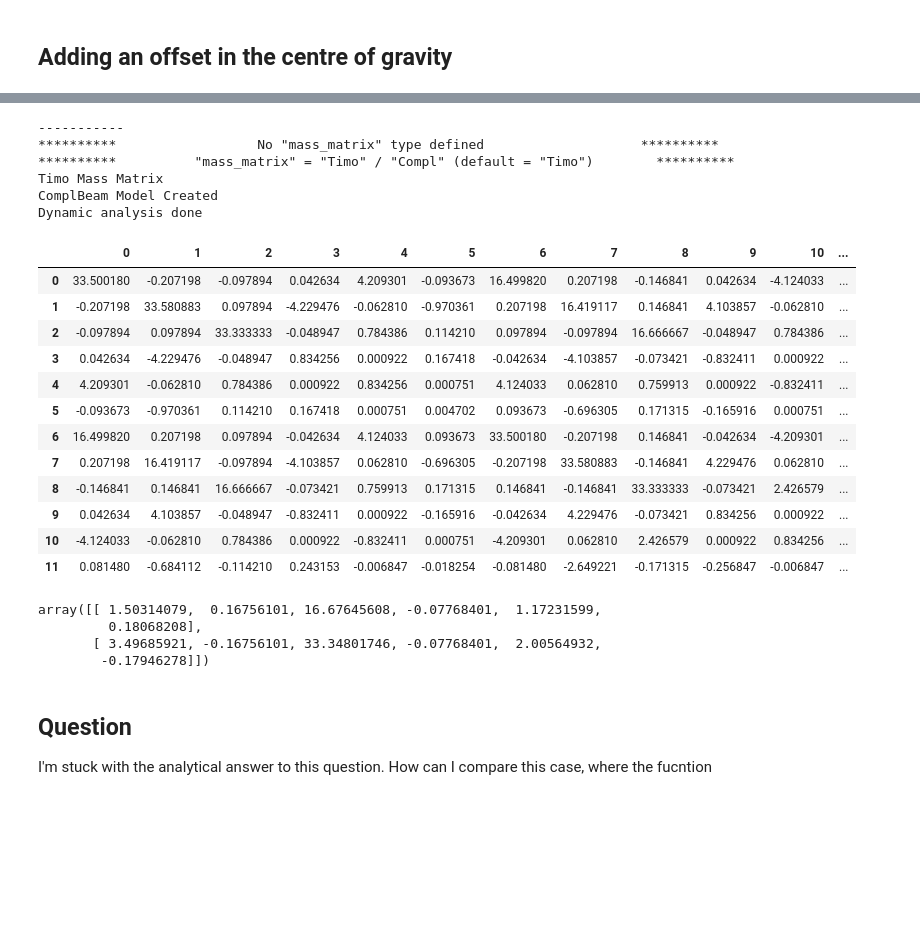
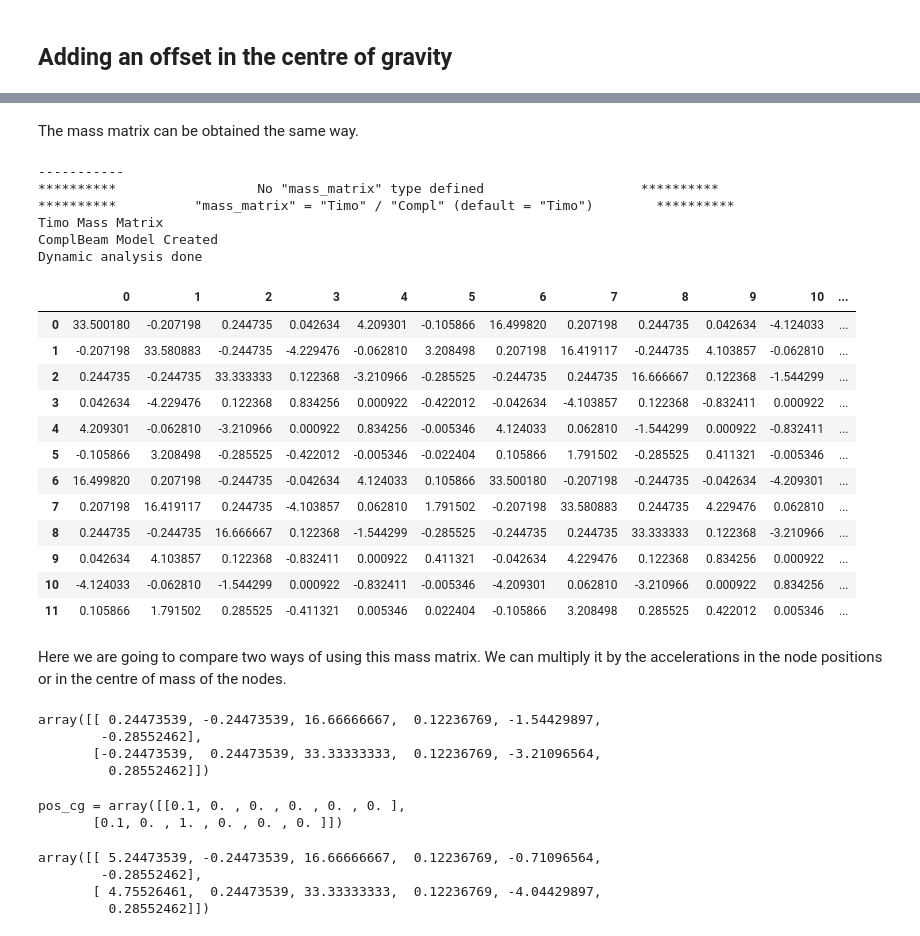
Before and after one commit to juliovmlo/master_thesis, a Jupyter notebook: straight_beam.ipynb, the cells around one changed output, grey strips where cells are left out. Drawn from its saved outputs; the diff is of its cells as text; code cells hidden in the pictures; blank space fills up the shorter version.

```diff
--- a/straight_beam.ipynb
+++ b/straight_beam.ipynb
@@ -136,48 +139,63 @@ This is equal to the summe of the force of both nodes!
+# %% [markdown]
+The mass matrix can be obtained the same way.
 # %%
 # - Get the mass matrix
 # For non dynamic calculations the mass matrix is not calculated
 f_model_json = "straight_beam_offset_dynamic.json"
 mainfile_dyn = os.path.join(inputfolder,f_model_json)
 
 # Calculate mass matrix
-beam_offset = ComplBeam(mainfile_dyn)
-M_mat_offset = beam_offset.M_mat_full
+beam_2m = ComplBeam(mainfile_dyn)
+M_mat_2m = beam_2m.M_mat_full
 
 # Display DataFrame in Jupyter notebook
-M_mat_offset_df = pd.DataFrame(M_mat_offset)
-M_mat_offset_df
+M_mat_2m_df = pd.DataFrame(M_mat_2m)
+M_mat_2m_df
 # %% [output]
 -----------
 **********                  No "mass_matrix" type defined                    **********
 **********          "mass_matrix" = "Timo" / "Compl" (default = "Timo")        **********
 Timo Mass Matrix
 ComplBeam Model Created
 Dynamic analysis done
 |  | 0 | 1 | 2 | 3 | 4 | 5 | 6 | 7 | 8 | 9 | 10 | ... |
-| 0 | 33.500180 | -0.207198 | -0.097894 | 0.042634 | 4.209301 | -0.093673 | 16.499820 | 0.207198 | -0.146841 | 0.042634 | -4.124033 | ... |
-| 1 | -0.207198 | 33.580883 | 0.097894 | -4.229476 | -0.062810 | -0.970361 | 0.207198 | 16.419117 | 0.146841 | 4.103857 | -0.062810 | ... |
-| 2 | -0.097894 | 0.097894 | 33.333333 | -0.048947 | 0.784386 | 0.114210 | 0.097894 | -0.097894 | 16.666667 | -0.048947 | 0.784386 | ... |
-| 3 | 0.042634 | -4.229476 | -0.048947 | 0.834256 | 0.000922 | 0.167418 | -0.042634 | -4.103857 | -0.073421 | -0.832411 | 0.000922 | ... |
-| 4 | 4.209301 | -0.062810 | 0.784386 | 0.000922 | 0.834256 | 0.000751 | 4.124033 | 0.062810 | 0.759913 | 0.000922 | -0.832411 | ... |
-| 5 | -0.093673 | -0.970361 | 0.114210 | 0.167418 | 0.000751 | 0.004702 | 0.093673 | -0.696305 | 0.171315 | -0.165916 | 0.000751 | ... |
-| 6 | 16.499820 | 0.207198 | 0.097894 | -0.042634 | 4.124033 | 0.093673 | 33.500180 | -0.207198 | 0.146841 | -0.042634 | -4.209301 | ... |
-| 7 | 0.207198 | 16.419117 | -0.097894 | -4.103857 | 0.062810 | -0.696305 | -0.207198 | 33.580883 | -0.146841 | 4.229476 | 0.062810 | ... |
-| 8 | -0.146841 | 0.146841 | 16.666667 | -0.073421 | 0.759913 | 0.171315 | 0.146841 | -0.146841 | 33.333333 | -0.073421 | 2.426579 | ... |
-| 9 | 0.042634 | 4.103857 | -0.048947 | -0.832411 | 0.000922 | -0.165916 | -0.042634 | 4.229476 | -0.073421 | 0.834256 | 0.000922 | ... |
-| 10 | -4.124033 | -0.062810 | 0.784386 | 0.000922 | -0.832411 | 0.000751 | -4.209301 | 0.062810 | 2.426579 | 0.000922 | 0.834256 | ... |
-| 11 | 0.081480 | -0.684112 | -0.114210 | 0.243153 | -0.006847 | -0.018254 | -0.081480 | -2.649221 | -0.171315 | -0.256847 | -0.006847 | ... |
+| 0 | 33.500180 | -0.207198 | 0.244735 | 0.042634 | 4.209301 | -0.105866 | 16.499820 | 0.207198 | 0.244735 | 0.042634 | -4.124033 | ... |
+| 1 | -0.207198 | 33.580883 | -0.244735 | -4.229476 | -0.062810 | 3.208498 | 0.207198 | 16.419117 | -0.244735 | 4.103857 | -0.062810 | ... |
+| 2 | 0.244735 | -0.244735 | 33.333333 | 0.122368 | -3.210966 | -0.285525 | -0.244735 | 0.244735 | 16.666667 | 0.122368 | -1.544299 | ... |
+| 3 | 0.042634 | -4.229476 | 0.122368 | 0.834256 | 0.000922 | -0.422012 | -0.042634 | -4.103857 | 0.122368 | -0.832411 | 0.000922 | ... |
+| 4 | 4.209301 | -0.062810 | -3.210966 | 0.000922 | 0.834256 | -0.005346 | 4.124033 | 0.062810 | -1.544299 | 0.000922 | -0.832411 | ... |
+| 5 | -0.105866 | 3.208498 | -0.285525 | -0.422012 | -0.005346 | -0.022404 | 0.105866 | 1.791502 | -0.285525 | 0.411321 | -0.005346 | ... |
+| 6 | 16.499820 | 0.207198 | -0.244735 | -0.042634 | 4.124033 | 0.105866 | 33.500180 | -0.207198 | -0.244735 | -0.042634 | -4.209301 | ... |
+| 7 | 0.207198 | 16.419117 | 0.244735 | -4.103857 | 0.062810 | 1.791502 | -0.207198 | 33.580883 | 0.244735 | 4.229476 | 0.062810 | ... |
+| 8 | 0.244735 | -0.244735 | 16.666667 | 0.122368 | -1.544299 | -0.285525 | -0.244735 | 0.244735 | 33.333333 | 0.122368 | -3.210966 | ... |
+| 9 | 0.042634 | 4.103857 | 0.122368 | -0.832411 | 0.000922 | 0.411321 | -0.042634 | 4.229476 | 0.122368 | 0.834256 | 0.000922 | ... |
+| 10 | -4.124033 | -0.062810 | -1.544299 | 0.000922 | -0.832411 | -0.005346 | -4.209301 | 0.062810 | -3.210966 | 0.000922 | 0.834256 | ... |
+| 11 | 0.105866 | 1.791502 | 0.285525 | -0.411321 | 0.005346 | 0.022404 | -0.105866 | 3.208498 | 0.285525 | 0.422012 | 0.005346 | ... |
+# %% [markdown]
+Here we are going to compare two ways of using this mass matrix. We can multiply it by the accelerations in the node positions or in the centre of mass of the nodes.
+# %%
+
+# Calculate inertial loads using the node accelerations (positions in our input)
+load_4 = -inertial_loads_fun(pos,M_mat_2m,hub_di,omega,pitch_rad)
+load_4 = np.reshape(load_4, (-1,6))
+load_4
+# %% [output]
+array([[ 0.24473539, -0.24473539, 16.66666667,  0.12236769, -1.54429897,
+        -0.28552462],
+       [-0.24473539,  0.24473539, 33.33333333,  0.12236769, -3.21096564,
+         0.28552462]])
 # %%
-pos_cg = np.array([[0,0,0,0,0,0],[0.1,0,1,0,0,0]])
-# Calculate inertial loads
-load = -inertial_loads_fun(pos_cg,M_mat_offset,hub_di,omega,pitch_rad)
-load = np.reshape(load, (-1,6))
-load
+# Calculate inertial loads using the CoG accelerations (positions in our input)
+pos_cg = np.array([[0.1,0,0,0,0,0],[0.1,0,1,0,0,0]])
+print(f'{pos_cg = }')
+
+load_2 = -inertial_loads_fun(pos_cg,M_mat_2m,hub_di,omega,pitch_rad)
+load_2 = np.reshape(load_2, (-1,6))
+load_2
 # %% [output]
-array([[ 1.50314079,  0.16756101, 16.67645608, -0.07768401,  1.17231599,
-         0.18068208],
-       [ 3.49685921, -0.16756101, 33.34801746, -0.07768401,  2.00564932,
-        -0.17946278]])
+pos_cg = array([[0.1, 0. , 0. , 0. , 0. , 0. ],
+       [0.1, 0. , 1. , 0. , 0. , 0. ]])
+array([[ 5.24473539, -0.24473539, 16.66666667,  0.12236769, -0.71096564,
+        -0.28552462],
+       [ 4.75526461,  0.24473539, 33.33333333,  0.12236769, -4.04429897,
+         0.28552462]])
-# %% [markdown]
-## Question
-
-I'm stuck with the analytical answer to this question. How can I compare this case, where the fucntion
```
Also changed, not shown: parts of 29 cells of this notebook, 8 other files.
